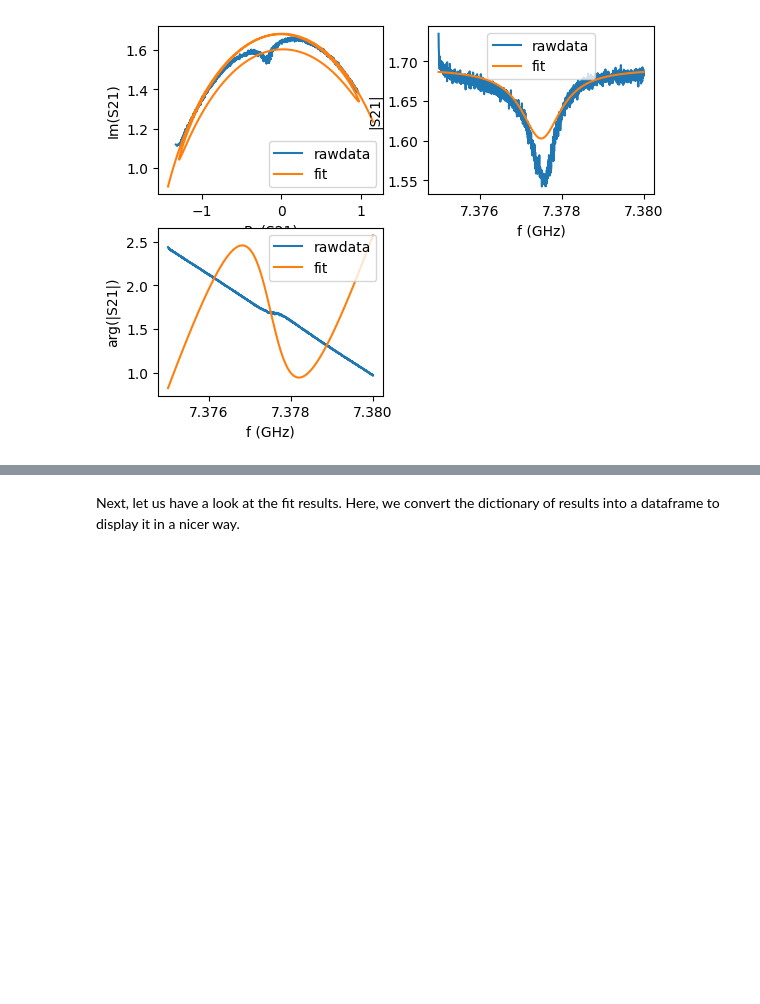
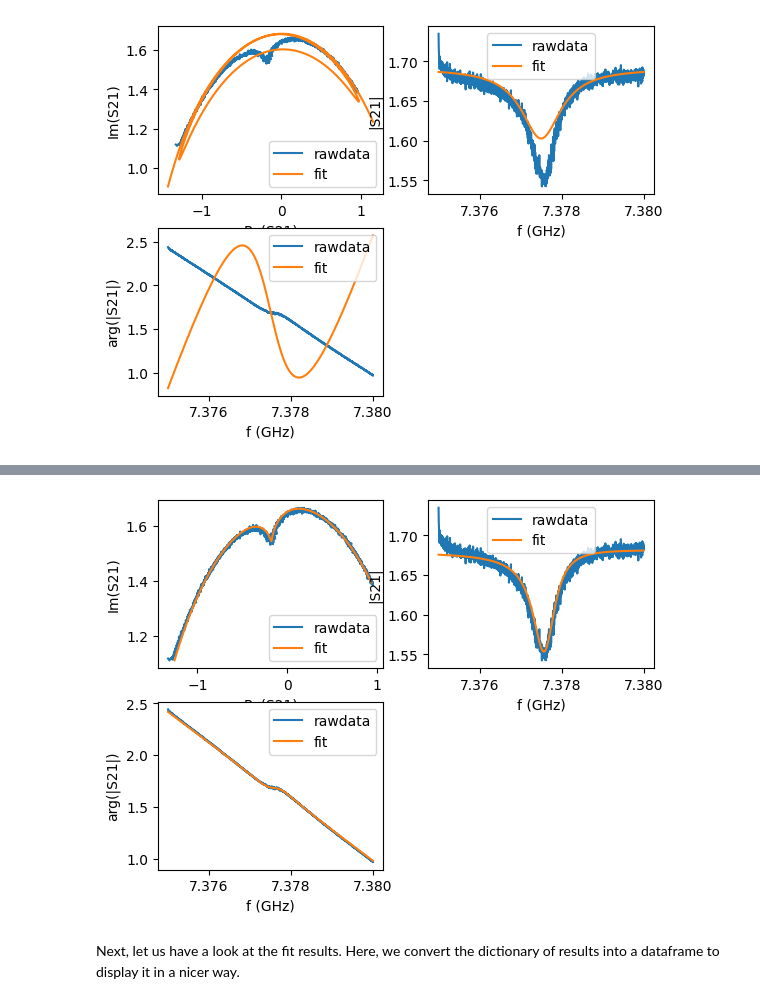
Before and after one commit to c12qe/rf-analysis-tools, a Jupyter notebook: notebook/pandas_circlefit_testv1.ipynb, the cells around one changed output, grey strips where cells are left out. Drawn from its saved outputs; the diff is of its cells as text; code cells hidden in the pictures; blank space fills up the shorter version.

```diff
--- a/notebook/pandas_circlefit_testv1.ipynb
+++ b/notebook/pandas_circlefit_testv1.ipynb
@@ -92,3 +140,7 @@ port2.plotall()
+# %%
+port3.plotall()
+# %% [output]
+[figure, added]
 # %% [markdown]
 Next, let us have a look at the fit results. Here, we convert the dictionary of results into a dataframe to display it in a nicer way.
 # %%
```
Also changed, not shown: parts of 16 cells of this notebook.
